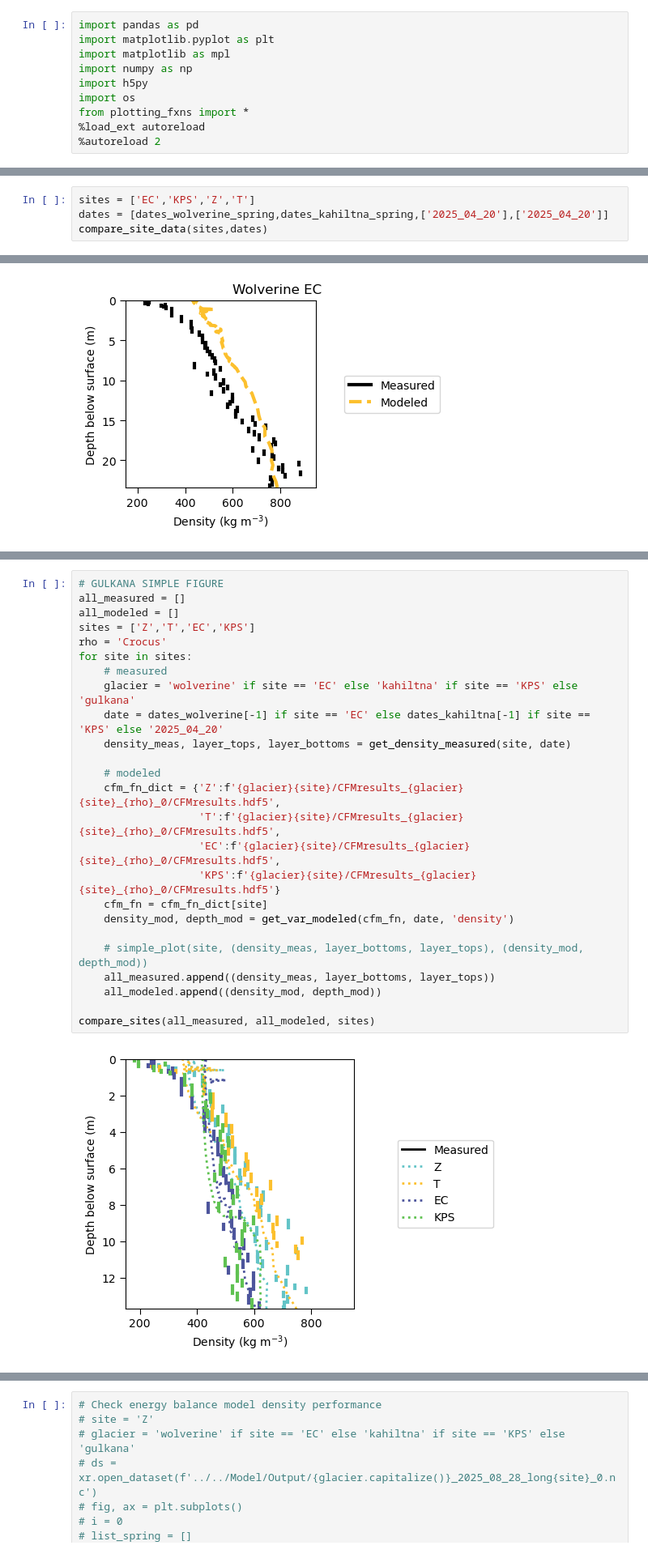
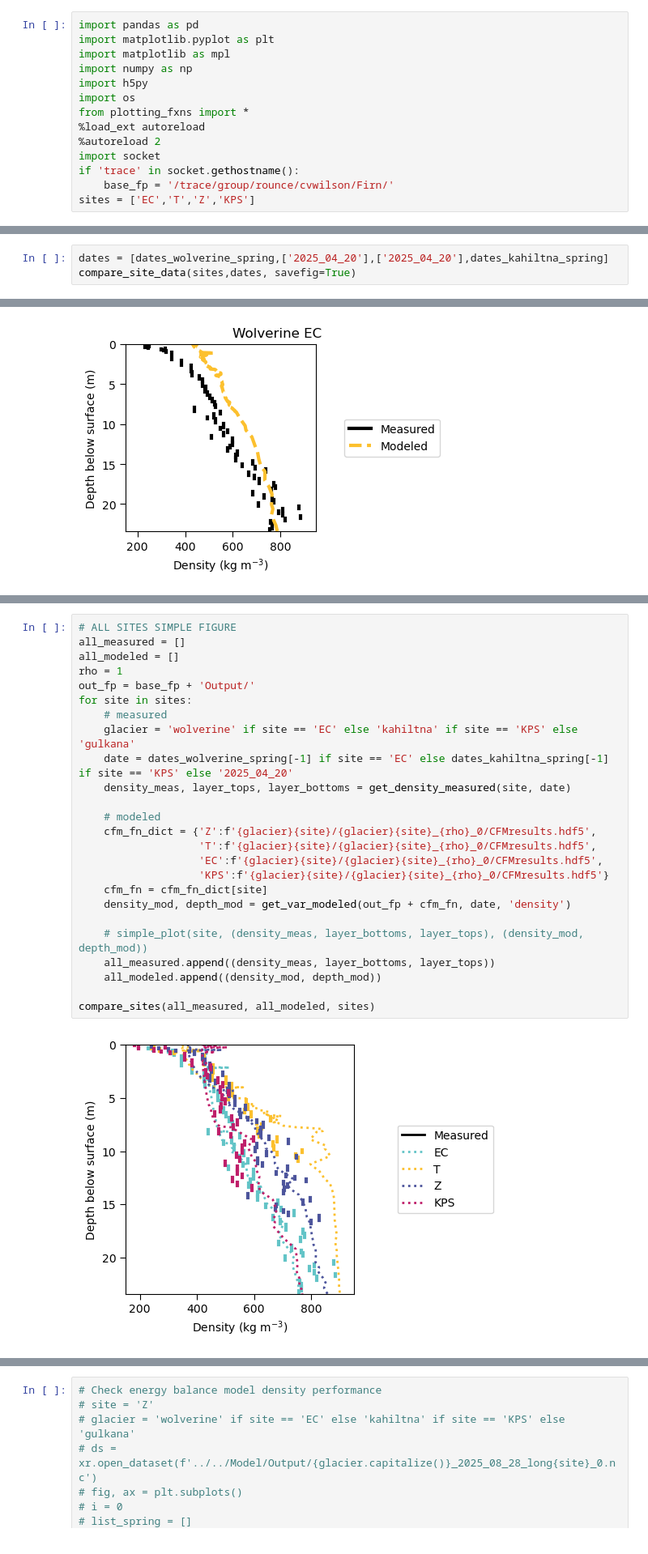
Before and after one commit to clairevwilson/CommunityFirnModel, a Jupyter notebook: CFM_main/firn_project.ipynb, the cells around one changed output, grey strips where cells are left out. Shown at 81% size. Cells and saved outputs as stored; diff of their text form.

Commit message:
Got things working with Crocus and made lots of plots

```diff
--- a/CFM_main/firn_project.ipynb
+++ b/CFM_main/firn_project.ipynb
@@ -8,3 +8,7 @@ import os
 from plotting_fxns import *
 %load_ext autoreload
 %autoreload 2
+import socket
+if 'trace' in socket.gethostname():
+    base_fp = '/trace/group/rounce/cvwilson/Firn/'
+sites = ['EC','T','Z','KPS']
@@ -23,5 +18,4 @@ plt.show()
 # %%
-sites = ['EC','KPS','Z','T']
-dates = [dates_wolverine_spring,dates_kahiltna_spring,['2025_04_20'],['2025_04_20']]
-compare_site_data(sites,dates)
+dates = [dates_wolverine_spring,['2025_04_20'],['2025_04_20'],dates_kahiltna_spring]
+compare_site_data(sites,dates, savefig=True)
 # %% [output]
@@ -177,30 +116,30 @@ plt.show()
 # %%
-# GULKANA SIMPLE FIGURE
+# ALL SITES SIMPLE FIGURE
 all_measured = []
 all_modeled = []
-sites = ['Z','T','EC','KPS']
-rho = 'Crocus'
+rho = 1
+out_fp = base_fp + 'Output/'
 for site in sites:
     # measured
     glacier = 'wolverine' if site == 'EC' else 'kahiltna' if site == 'KPS' else 'gulkana'
-    date = dates_wolverine[-1] if site == 'EC' else dates_kahiltna[-1] if site == 'KPS' else '2025_04_20'
+    date = dates_wolverine_spring[-1] if site == 'EC' else dates_kahiltna_spring[-1] if site == 'KPS' else '2025_04_20'
     density_meas, layer_tops, layer_bottoms = get_density_measured(site, date)
 
     # modeled
-    cfm_fn_dict = {'Z':f'{glacier}{site}/CFMresults_{glacier}{site}_{rho}_0/CFMresults.hdf5',
-                   'T':f'{glacier}{site}/CFMresults_{glacier}{site}_{rho}_0/CFMresults.hdf5',
-                   'EC':f'{glacier}{site}/CFMresults_{glacier}{site}_{rho}_0/CFMresults.hdf5',
-                   'KPS':f'{glacier}{site}/CFMresults_{glacier}{site}_{rho}_0/CFMresults.hdf5'}
+    cfm_fn_dict = {'Z':f'{glacier}{site}/{glacier}{site}_{rho}_0/CFMresults.hdf5',
+                   'T':f'{glacier}{site}/{glacier}{site}_{rho}_0/CFMresults.hdf5',
+                   'EC':f'{glacier}{site}/{glacier}{site}_{rho}_0/CFMresults.hdf5',
+                   'KPS':f'{glacier}{site}/{glacier}{site}_{rho}_0/CFMresults.hdf5'}
     cfm_fn = cfm_fn_dict[site]
-    density_mod, depth_mod = get_var_modeled(cfm_fn, date, 'density')
+    density_mod, depth_mod = get_var_modeled(out_fp + cfm_fn, date, 'density')
 
     # simple_plot(site, (density_meas, layer_bottoms, layer_tops), (density_mod, depth_mod))
     all_measured.append((density_meas, layer_bottoms, layer_tops))
     all_modeled.append((density_mod, depth_mod))
 
 compare_sites(all_measured, all_modeled, sites)
 # %% [output]
-[figure, old version]
+[figure, new version]
 # %%
 # WOLVERINE ALL YEARS
 site = 'EC'
```
Also changed, not shown: parts of 9 cells of this notebook, 5 other files.
